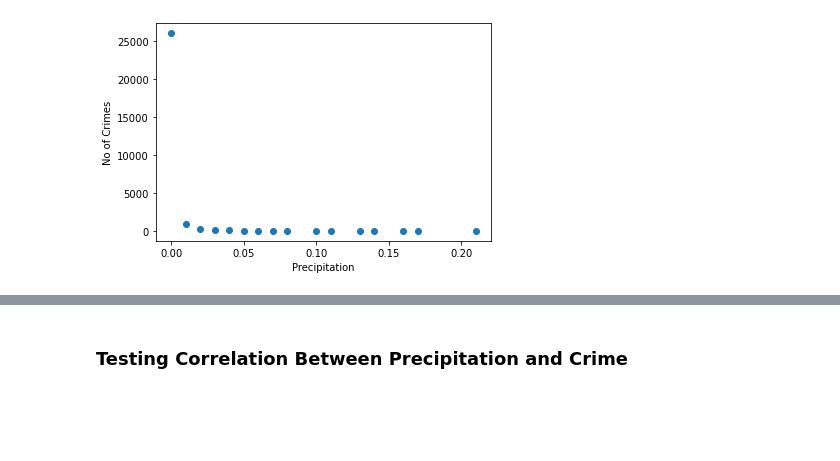
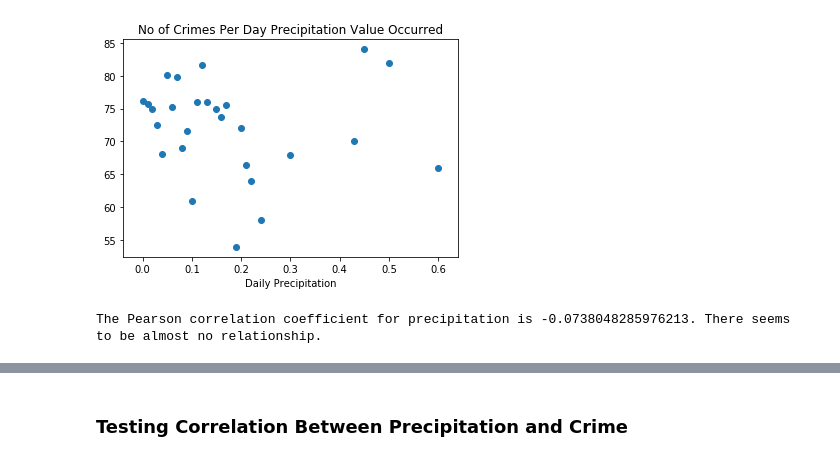
Before and after one commit to b-wild/Project_One_Group_2, a Jupyter notebook: Q3-4_Correlation.ipynb, the cells around one changed output, grey strips where cells are left out. Cells and saved outputs as stored; diff of their text form; code cells hidden in the pictures; blank space fills up the shorter version.

Commit message:
Addnl statistical analysis. A bit more to go.

```diff
--- a/Q3-4_Correlation.ipynb
+++ b/Q3-4_Correlation.ipynb
@@ -6,14 +6,17 @@ import numpy as np
 import scipy.stats as st
 import random
 # %%
-# Reference data files *** USE ONLY ONE FILE IF ONLY ADDRESSING ONE QUESTION ***
+# Observe data before beginning analysis
+# Reference cleaned and merged crime-weather data file - data by hour
 data_path = "output_data/crime_weather_merged.csv"
+wdata_path = "output_data/dc_weather.csv"
 
 # Read the data files
 data = pd.read_csv(data_path)
+wdata = pd.read_csv(wdata_path)
 
-#View data
-data.tail()
+#View merged data
+data.head()
 # %% [output]
 |  | ID | Year | Start Date | Start Time | Hour | Offense Group | Offense | Offense Text | Max Temp (f) | ... |
 | 27556 | 27556 | 2023 | 2023-02-05 | 23:00:00 | 11:00PM | violent | assault w/dangerous weapon | assault w/dangerous weapon | 50.9 | ... |
@@ -82,8 +174,15 @@ plt.show()
+# %%
+plt.scatter(crime_rate_precip.index,crime_rate_precip.values)
+plt.xlabel('Daily Precipitation')
+plt.title('No of Crimes Per Day Precipitation Value Occurred')
+plt.show()
+# %% [output]
+[figure, added]
 # %%
-plt.scatter(crime_by_precip.index,crime_by_precip.values)
-plt.xlabel('Precipitation')
-plt.ylabel('No of Crimes')
-plt.show()
+#Calculate the Pearson correlation coefficient for x and y
+corr_precip = st.pearsonr(crime_rate_precip.index,crime_rate_precip.values)
+print(f"The Pearson correlation coefficient for precipitation is {corr_precip[0]}. \
+There seems to be almost no relationship. ")
 # %% [output]
-[figure, removed]
+The Pearson correlation coefficient for precipitation is -0.0738048285976213. There seems to be almost no relationship.
 # %%
```
Also changed, not shown: parts of 18 cells of this notebook, 1 other file.
